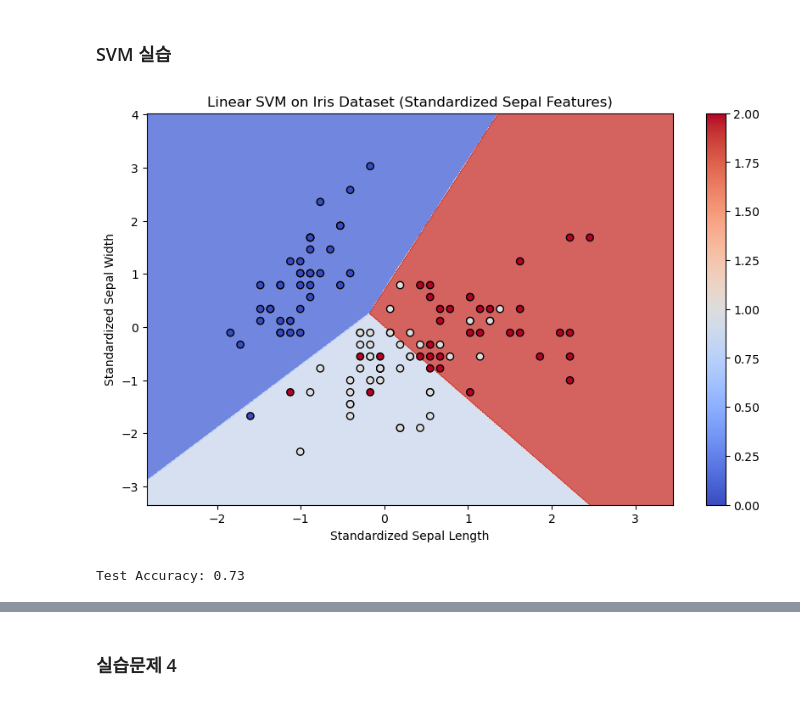
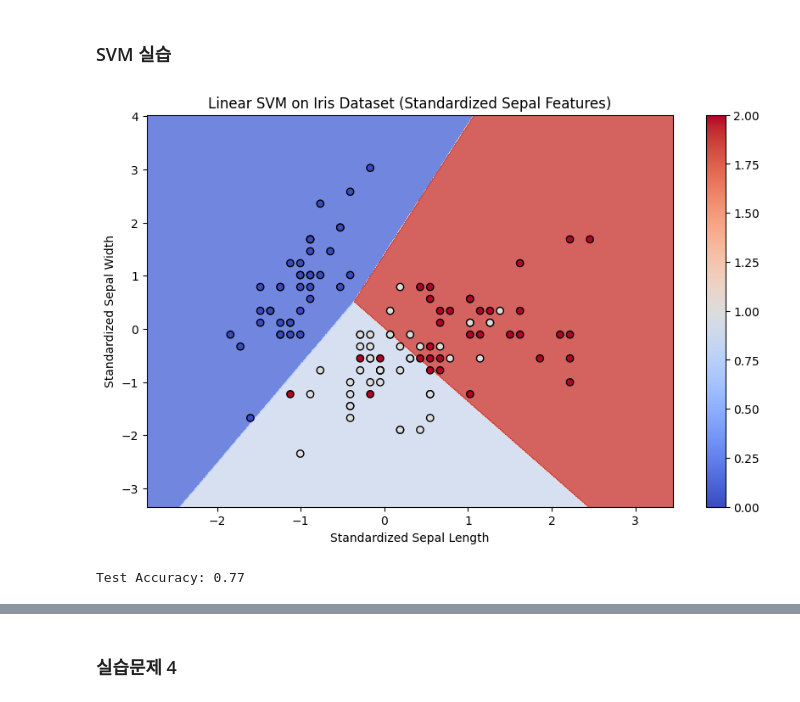
Before and after one commit to DevSlem/Jinsan-AI, a Jupyter notebook: practice2.ipynb, the cells around one changed output, grey strips where cells are left out. Drawn from its saved outputs; the diff is of its cells as text; code cells hidden in the pictures.

```diff
--- a/practice2.ipynb
+++ b/practice2.ipynb
@@ -797,36 +884,36 @@ scaler = StandardScaler()
 X_train = scaler.fit_transform(X_train)
 X_test = scaler.transform(X_test)
 
 # 4. Linear SVM 모델 정의 및 학습
-svm = LinearSVC(C=1.0)
+svm = LinearSVC(C=100)
 svm.fit(X_train, y_train)
 
 # 5. 분류 경계 시각화를 위한 Meshgrid 생성
 x_min, x_max = X_train[:, 0].min() - 1, X_train[:, 0].max() + 1
 y_min, y_max = X_train[:, 1].min() - 1, X_train[:, 1].max() + 1
 xx, yy = np.meshgrid(np.arange(x_min, x_max, 0.01),
                      np.arange(y_min, y_max, 0.01))
 
 # 6. Meshgrid 데이터를 사용해 분류 결과 예측
 Z = svm.predict(np.c_[xx.ravel(), yy.ravel()])
 Z = Z.reshape(xx.shape)
 
 # 7. 시각화
 plt.figure(figsize=(10, 6))
 plt.contourf(xx, yy, Z, alpha=0.8, cmap=plt.cm.coolwarm)  # Decision boundary
 plt.scatter(X_train[:, 0], X_train[:, 1], c=y_train, edgecolors='k', cmap=plt.cm.coolwarm)  # 학습 데이터 포인트
 plt.xlabel('Standardized Sepal Length')
 plt.ylabel('Standardized Sepal Width')
 plt.title('Linear SVM on Iris Dataset (Standardized Sepal Features)')
 plt.colorbar()
 plt.show()
 
 # 8. 모델 평가
 accuracy = svm.score(X_test, y_test)
 print(f"Test Accuracy: {accuracy:.2f}")
 # %% [output]
-[figure, old version]
+[figure, new version]
-Test Accuracy: 0.73
+Test Accuracy: 0.77
 # %%
 import numpy as np
 import matplotlib.pyplot as plt
```
Also changed, not shown: parts of 36 cells of this notebook, 1 other file.
